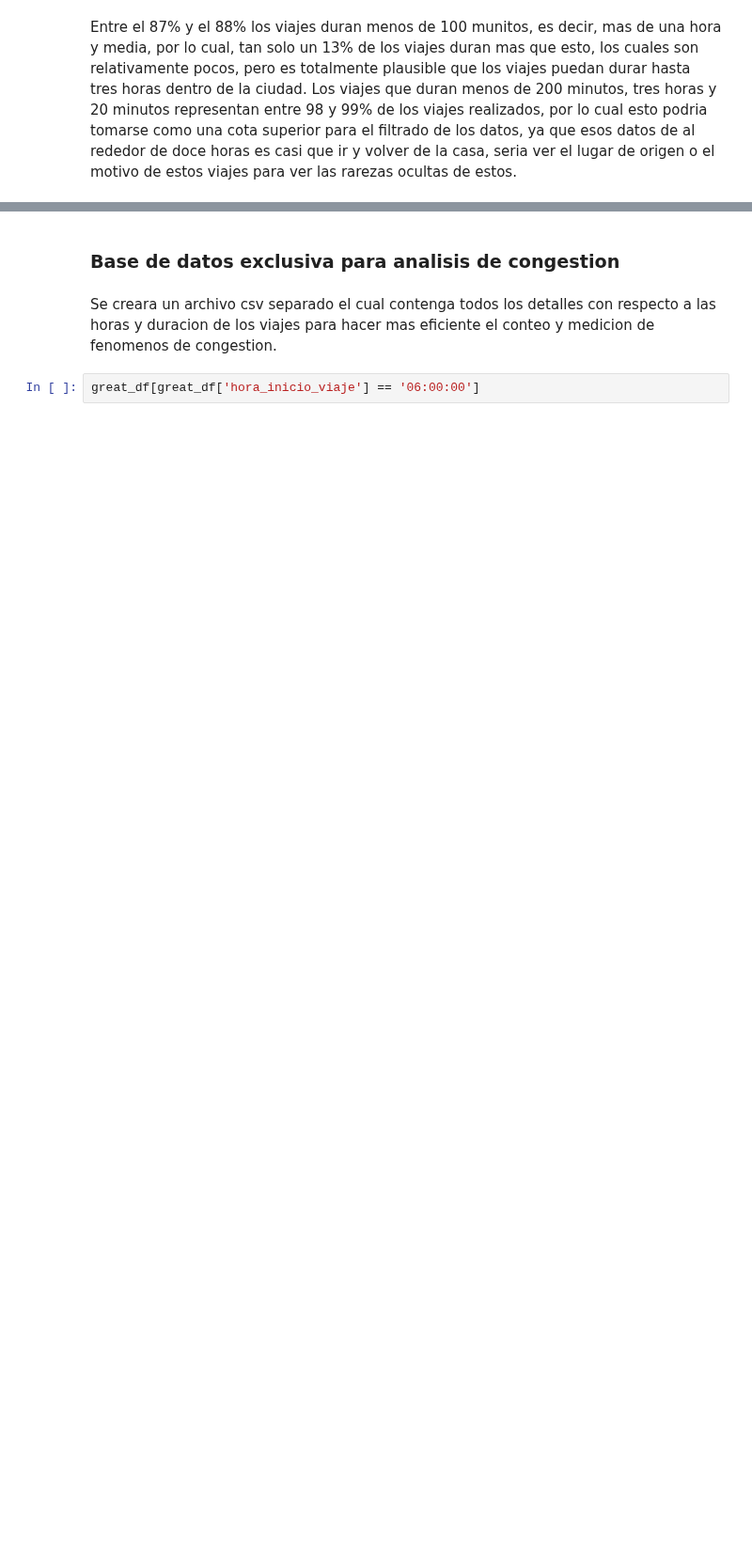
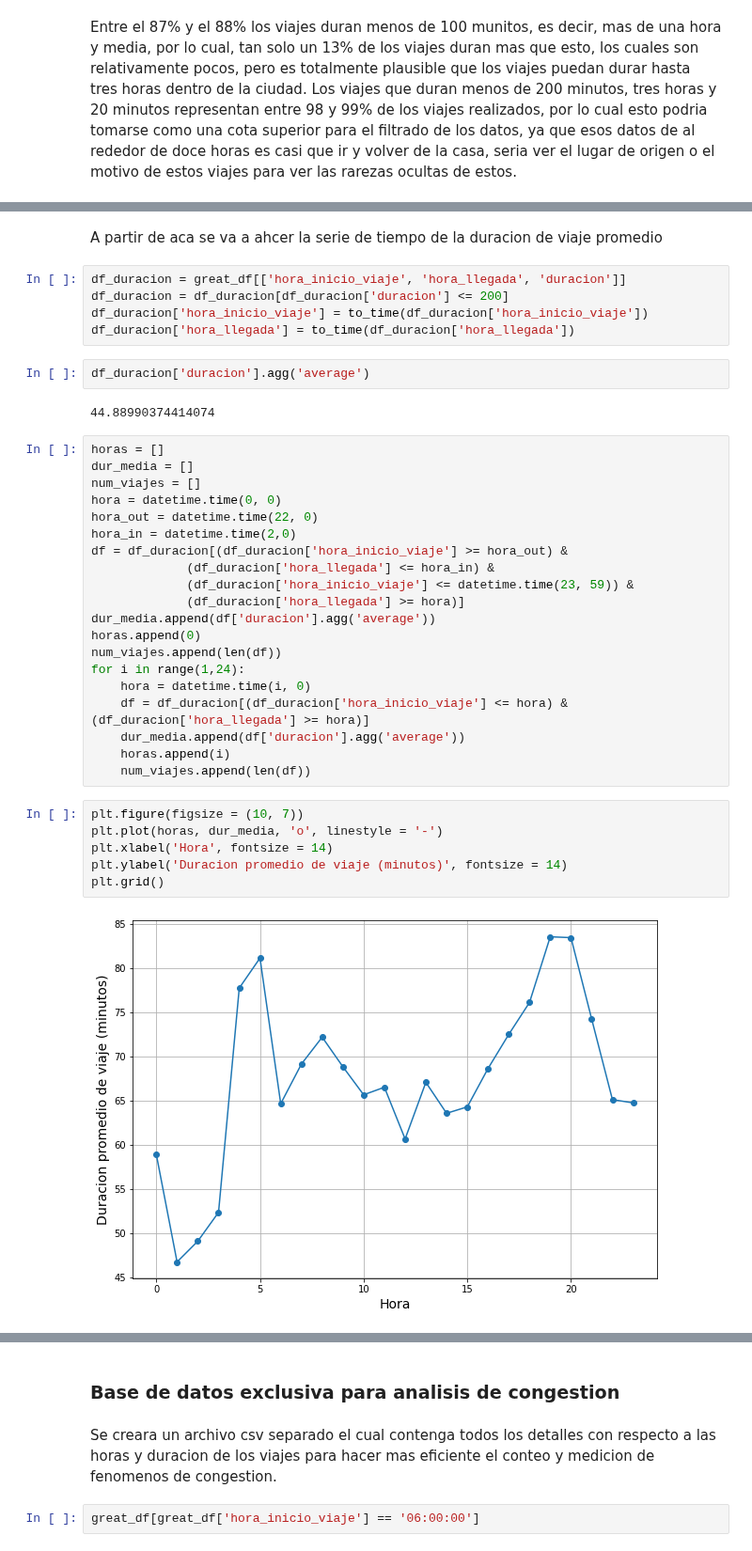
Before and after one commit to saramirezva/Tesis-congestion-Bogota, a Jupyter notebook: Congestion.ipynb, the cells around one changed output, grey strips where cells are left out. Shown at 94% size. Saved outputs shown, nothing was run; the diff lists cells and outputs as text; blank space fills up the shorter version.

```diff
--- a/Congestion.ipynb
+++ b/Congestion.ipynb
@@ -125,0 +113,39 @@ Entre el 87% y el 88% los viajes duran menos de 100 munitos, es decir, mas de un
+# %% [markdown]
+A partir de aca se va a ahcer la serie de tiempo de la duracion de viaje promedio
+# %%
+df_duracion = great_df[['hora_inicio_viaje', 'hora_llegada', 'duracion']]
+df_duracion = df_duracion[df_duracion['duracion'] <= 200]
+df_duracion['hora_inicio_viaje'] = to_time(df_duracion['hora_inicio_viaje'])
+df_duracion['hora_llegada'] = to_time(df_duracion['hora_llegada'])
+# %%
+df_duracion['duracion'].agg('average')
+# %% [output]
+44.88990374414074
+# %%
+horas = []
+dur_media = []
+num_viajes = []
+hora = datetime.time(0, 0)
+hora_out = datetime.time(22, 0)
+hora_in = datetime.time(2,0)
+df = df_duracion[(df_duracion['hora_inicio_viaje'] >= hora_out) &
+             (df_duracion['hora_llegada'] <= hora_in) &
+             (df_duracion['hora_inicio_viaje'] <= datetime.time(23, 59)) &
+             (df_duracion['hora_llegada'] >= hora)]
+dur_media.append(df['duracion'].agg('average'))
+horas.append(0)
+num_viajes.append(len(df))
+for i in range(1,24):
+    hora = datetime.time(i, 0)
+    df = df_duracion[(df_duracion['hora_inicio_viaje'] <= hora) & (df_duracion['hora_llegada'] >= hora)]
+    dur_media.append(df['duracion'].agg('average'))
+    horas.append(i)
+    num_viajes.append(len(df))
+# %%
+plt.figure(figsize = (10, 7))
+plt.plot(horas, dur_media, 'o', linestyle = '-')
+plt.xlabel('Hora', fontsize = 14)
+plt.ylabel('Duracion promedio de viaje (minutos)', fontsize = 14)
+plt.grid()
+# %% [output]
+[figure, added]
```
Also changed, not shown: parts of 21 cells of this notebook.
